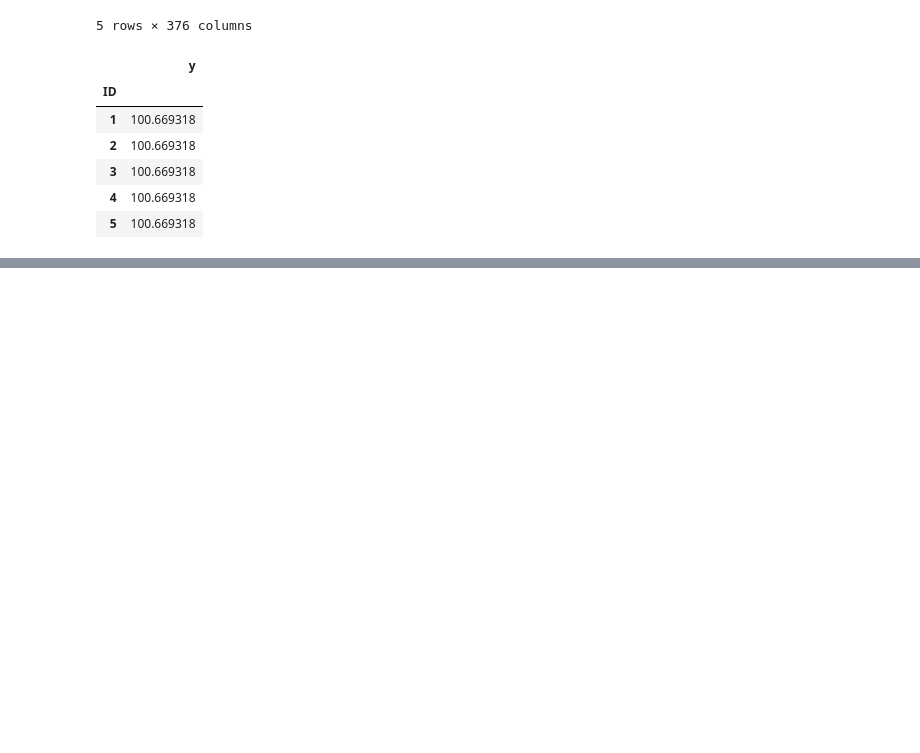
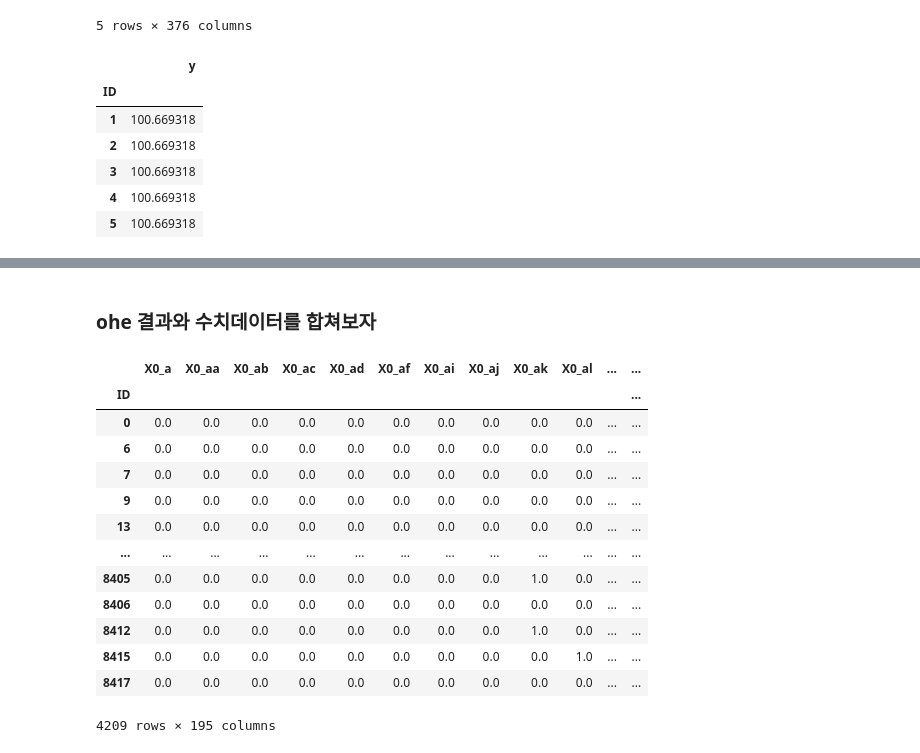
Before and after one commit to JiYoungGoGo/AI_School, a Jupyter notebook: ML/Benz.ipynb, the cells around one changed output, grey strips where cells are left out. Drawn from its saved outputs; the diff is of its cells as text; code cells hidden in the pictures; blank space fills up the shorter version.

```diff
--- a/ML/Benz.ipynb
+++ b/ML/Benz.ipynb
@@ -60,0 +186,8 @@ submission.head()
+# %%
+from sklearn.preprocessing import OneHotEncoder
+
+ohe = OneHotEncoder(handle_unknown="ignore")
+train_ohe =  ohe.fit_transform(train[cate_cols])
+test_ohe = ohe.transform(test[cate_cols])
+
+print(train_ohe.shape, test_ohe.shape)
@@ -60,0 +228,21 @@ submission.head()
+# %% [markdown]
+### ohe 결과와 수치데이터를 합쳐보자
+# %%
+df_train_ohe = pd.DataFrame(train_ohe.toarray(), columns=ohe.get_feature_names_out())
+df_train_ohe.index = train.index
+df_train_ohe
+# %% [output]
+|  | X0_a | X0_aa | X0_ab | X0_ac | X0_ad | X0_af | X0_ai | X0_aj | X0_ak | X0_al | ... | ... |
+| ID |  |  |  |  |  |  |  |  |  |  |  | ... |
+| 0 | 0.0 | 0.0 | 0.0 | 0.0 | 0.0 | 0.0 | 0.0 | 0.0 | 0.0 | 0.0 | ... | ... |
+| 6 | 0.0 | 0.0 | 0.0 | 0.0 | 0.0 | 0.0 | 0.0 | 0.0 | 0.0 | 0.0 | ... | ... |
+| 7 | 0.0 | 0.0 | 0.0 | 0.0 | 0.0 | 0.0 | 0.0 | 0.0 | 0.0 | 0.0 | ... | ... |
+| 9 | 0.0 | 0.0 | 0.0 | 0.0 | 0.0 | 0.0 | 0.0 | 0.0 | 0.0 | 0.0 | ... | ... |
+| 13 | 0.0 | 0.0 | 0.0 | 0.0 | 0.0 | 0.0 | 0.0 | 0.0 | 0.0 | 0.0 | ... | ... |
+| ... | ... | ... | ... | ... | ... | ... | ... | ... | ... | ... | ... | ... |
+| 8405 | 0.0 | 0.0 | 0.0 | 0.0 | 0.0 | 0.0 | 0.0 | 0.0 | 1.0 | 0.0 | ... | ... |
+| 8406 | 0.0 | 0.0 | 0.0 | 0.0 | 0.0 | 0.0 | 0.0 | 0.0 | 0.0 | 0.0 | ... | ... |
+| 8412 | 0.0 | 0.0 | 0.0 | 0.0 | 0.0 | 0.0 | 0.0 | 0.0 | 1.0 | 0.0 | ... | ... |
+| 8415 | 0.0 | 0.0 | 0.0 | 0.0 | 0.0 | 0.0 | 0.0 | 0.0 | 0.0 | 1.0 | ... | ... |
+| 8417 | 0.0 | 0.0 | 0.0 | 0.0 | 0.0 | 0.0 | 0.0 | 0.0 | 0.0 | 0.0 | ... | ... |
+4209 rows × 195 columns
```
Also changed, not shown: parts of 19 cells of this notebook.
